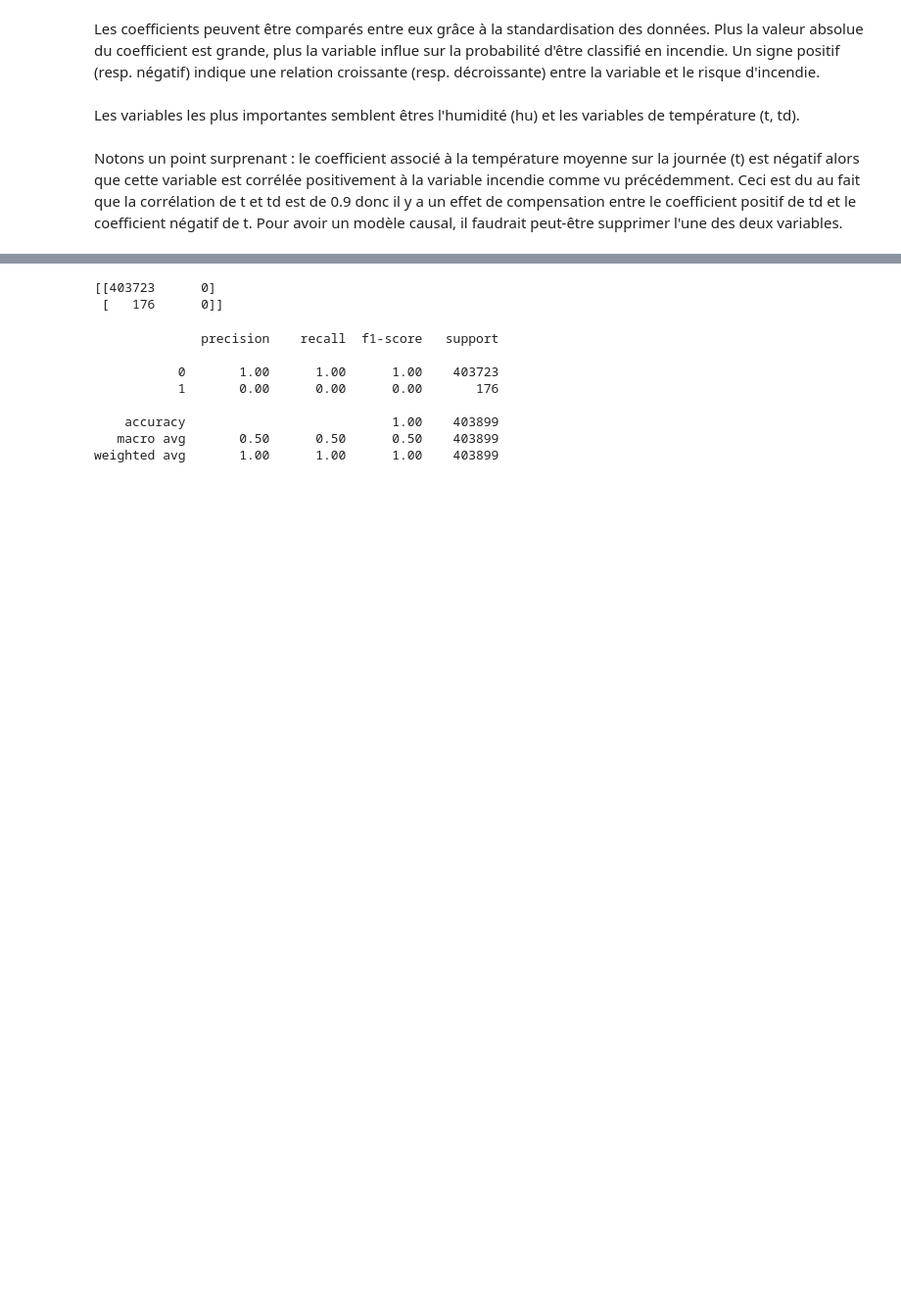
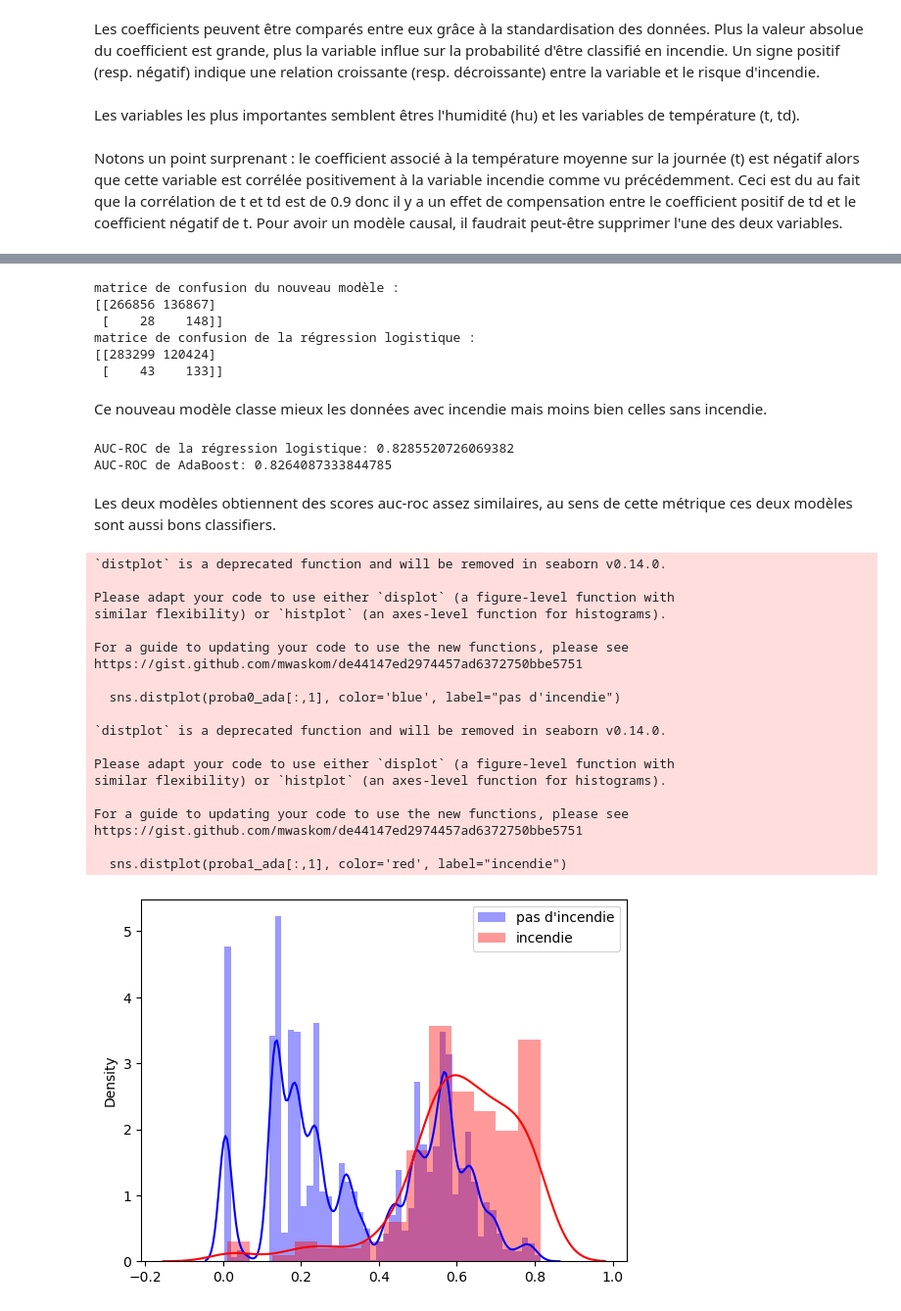
Before and after one commit to felixdechamps/ensae-prog2A, a Jupyter notebook: modelisation.ipynb, the cells around one changed output, grey strips where cells are left out. Shown at 98% size. Saved outputs shown, nothing was run; the diff lists cells and outputs as text; code cells hidden in the pictures; blank space fills up the shorter version.

```diff
--- a/modelisation.ipynb
+++ b/modelisation.ipynb
@@ -161,31 +124,71 @@ from sklearn.tree import DecisionTreeClassifier
 
 ada = Pipeline([('scaler',StandardScaler()),
                       ('classi',AdaBoostClassifier(
-    DecisionTreeClassifier(max_depth=1),
+    DecisionTreeClassifier(max_depth=3, class_weight='balanced'),
     n_estimators=10,
     algorithm="SAMME.R",
-    learning_rate=0.5
+    learning_rate=0.1,
+    random_state=42
 ))]
                      )
 ada.fit(X_train, y_train)
 
-# Obtenir les probabilités sur l'ensemble de test
 proba0_ada = ada.predict_proba(X_test[y_test==0])
 proba1_ada = ada.predict_proba(X_test[y_test==1])
 
-ypred = ada.predict(X_test)
-print(confusion_matrix(y_test, ypred))
-print(classification_report(y_test, ypred))
-
-#evaluation(rf)
+ypred_ada = ada.predict(X_test)
-# %% [output]
-[[403723      0]
- [   176      0]]
-              precision    recall  f1-score   support
-
-           0       1.00      1.00      1.00    403723
-           1       0.00      0.00      0.00       176
-
-    accuracy                           1.00    403899
-   macro avg       0.50      0.50      0.50    403899
-weighted avg       1.00      1.00      1.00    403899
+# %%
+print("matrice de confusion du nouveau modèle :")
+print(confusion_matrix(y_test, ypred_ada))
+print("matrice de confusion de la régression logistique :")
+print(confusion_matrix(y_test, ypred))
+# %% [output]
+matrice de confusion du nouveau modèle :
+[[266856 136867]
+ [    28    148]]
+matrice de confusion de la régression logistique :
+[[283299 120424]
+ [    43    133]]
+# %% [markdown]
+Ce nouveau modèle classe mieux les données avec incendie mais moins bien celles sans incendie.
+# %%
+probabilities = model.predict_proba(X_test)
+probabilities_ada = ada.predict_proba(X_test)
+
+auc_roc = roc_auc_score(y_test, probabilities[:, 1])
+auc_roc_ada =  roc_auc_score(y_test, probabilities_ada[:, 1])
+
+print(f'AUC-ROC de la régression logistique: {auc_roc}')
+print(f'AUC-ROC de AdaBoost: {auc_roc_ada}')
+# %% [output]
+AUC-ROC de la régression logistique: 0.8285520726069382
+AUC-ROC de AdaBoost: 0.8264087333844785
+# %% [markdown]
+Les deux modèles obtiennent des scores auc-roc assez similaires, au sens de cette métrique ces deux modèles sont aussi bons classifiers.
+# %%
+plt.figure()
+sns.distplot(proba0_ada[:,1], color='blue', label="pas d'incendie")
+sns.distplot(proba1_ada[:,1], color='red', label="incendie")
+plt.legend()
+plt.show()
+# %% [output]
+`distplot` is a deprecated function and will be removed in seaborn v0.14.0.
+
+Please adapt your code to use either `displot` (a figure-level function with
+similar flexibility) or `histplot` (an axes-level function for histograms).
+
+For a guide to updating your code to use the new functions, please see
+https://gist.github.com/mwaskom/de44147ed2974457ad6372750bbe5751
+
+  sns.distplot(proba0_ada[:,1], color='blue', label="pas d'incendie")
+
+`distplot` is a deprecated function and will be removed in seaborn v0.14.0.
+
+Please adapt your code to use either `displot` (a figure-level function with
+similar flexibility) or `histplot` (an axes-level function for histograms).
+
+For a guide to updating your code to use the new functions, please see
+https://gist.github.com/mwaskom/de44147ed2974457ad6372750bbe5751
+
+  sns.distplot(proba1_ada[:,1], color='red', label="incendie")
+[figure, added]
```
Also changed, not shown: parts of 15 cells of this notebook.
